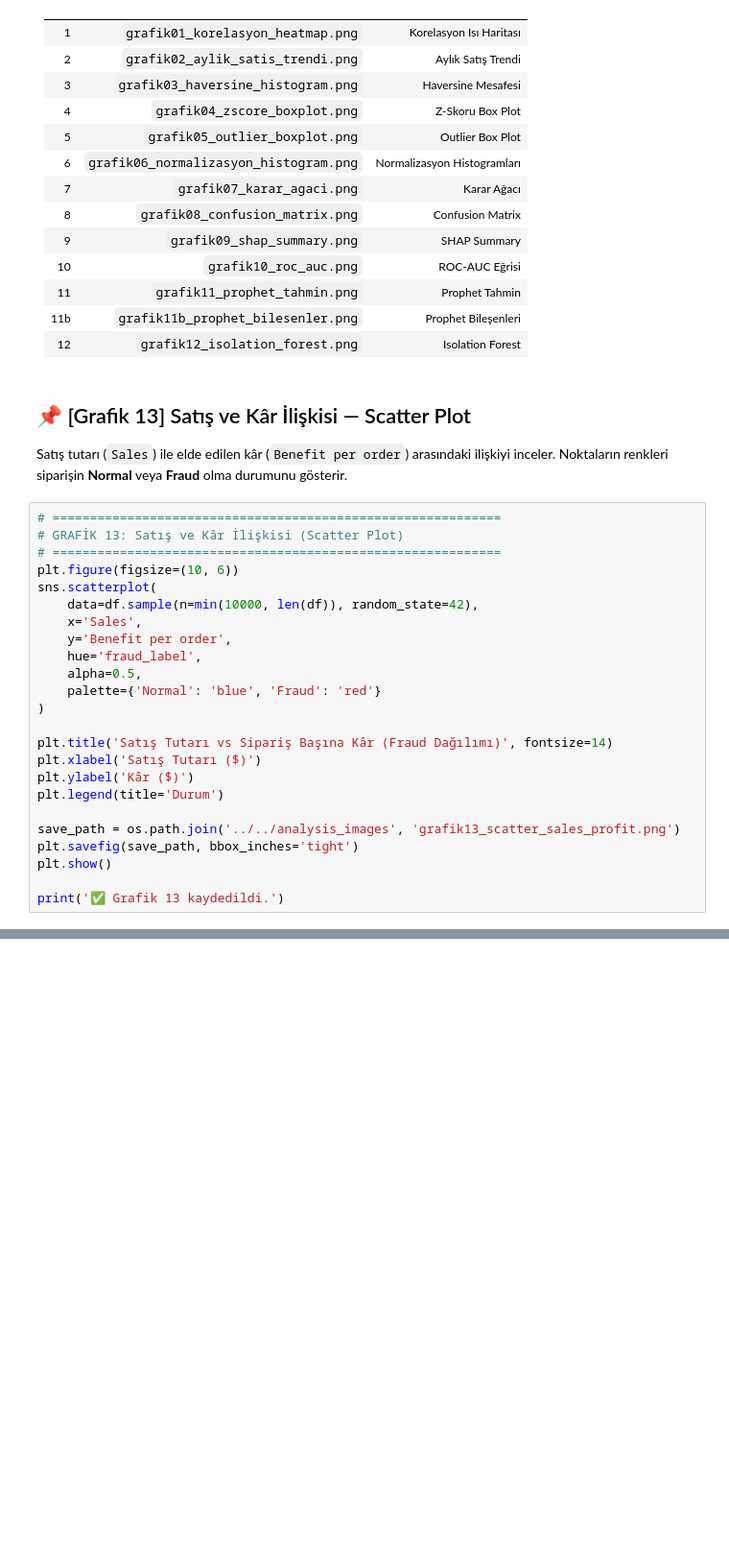
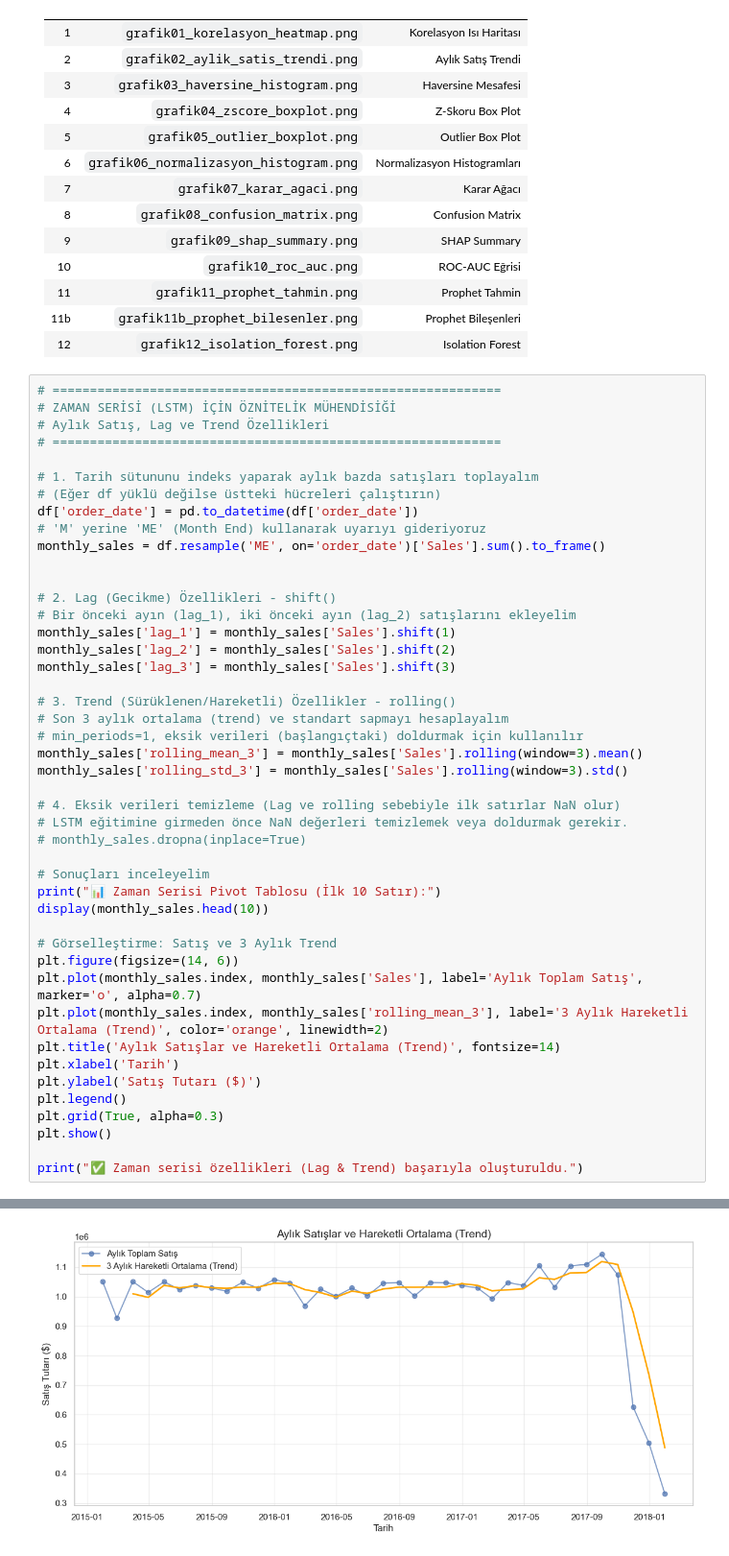
Before and after one commit to Erkan3034/cognitive-logix, a Jupyter notebook: notebooks/analysis/model_ve_analiz_grafikleri.ipynb, the cells around one changed output, grey strips where cells are left out. Shown at 96% size. Cells and saved outputs as stored; diff of their text form; blank space fills up the shorter version.

```diff
--- a/notebooks/analysis/model_ve_analiz_grafikleri.ipynb
+++ b/notebooks/analysis/model_ve_analiz_grafikleri.ipynb
@@ -661,31 +767,49 @@ Kaydedilen dosyalar (`analysis_images/` klasörü):
 | 11 | `grafik11_prophet_tahmin.png` | Prophet Tahmin |
 | 11b | `grafik11b_prophet_bilesenler.png` | Prophet Bileşenleri |
 | 12 | `grafik12_isolation_forest.png` | Isolation Forest |
-# %% [markdown]
-## 📌 [Grafik 13] Satış ve Kâr İlişkisi — Scatter Plot
-
-Satış tutarı (`Sales`) ile elde edilen kâr (`Benefit per order`) arasındaki ilişkiyi inceler. Noktaların renkleri siparişin **Normal** veya **Fraud** olma durumunu gösterir.
-# %%
-# ============================================================
-# GRAFİK 13: Satış ve Kâr İlişkisi (Scatter Plot)
-# ============================================================
-plt.figure(figsize=(10, 6))
-sns.scatterplot(
-    data=df.sample(n=min(10000, len(df)), random_state=42),
-    x='Sales',
-    y='Benefit per order',
-    hue='fraud_label',
-    alpha=0.5,
-    palette={'Normal': 'blue', 'Fraud': 'red'}
-)
-
-plt.title('Satış Tutarı vs Sipariş Başına Kâr (Fraud Dağılımı)', fontsize=14)
-plt.xlabel('Satış Tutarı ($)')
-plt.ylabel('Kâr ($)')
-plt.legend(title='Durum')
-
-save_path = os.path.join('../../analysis_images', 'grafik13_scatter_sales_profit.png')
-plt.savefig(save_path, bbox_inches='tight')
-plt.show()
-
-print('✅ Grafik 13 kaydedildi.')
+# %%
+# ============================================================
+# ZAMAN SERİSİ (LSTM) İÇİN ÖZNİTELİK MÜHENDİSİĞİ
+# Aylık Satış, Lag ve Trend Özellikleri
+# ============================================================
+
+# 1. Tarih sütununu indeks yaparak aylık bazda satışları toplayalım
+# (Eğer df yüklü değilse üstteki hücreleri çalıştırın)
+df['order_date'] = pd.to_datetime(df['order_date'])
+# 'M' yerine 'ME' (Month End) kullanarak uyarıyı gideriyoruz
+monthly_sales = df.resample('ME', on='order_date')['Sales'].sum().to_frame()
+
+
+# 2. Lag (Gecikme) Özellikleri - shift()
+# Bir önceki ayın (lag_1), iki önceki ayın (lag_2) satışlarını ekleyelim
+monthly_sales['lag_1'] = monthly_sales['Sales'].shift(1)
+monthly_sales['lag_2'] = monthly_sales['Sales'].shift(2)
+monthly_sales['lag_3'] = monthly_sales['Sales'].shift(3)
+
+# 3. Trend (Sürüklenen/Hareketli) Özellikler - rolling()
+# Son 3 aylık ortalama (trend) ve standart sapmayı hesaplayalım
+# min_periods=1, eksik verileri (başlangıçtaki) doldurmak için kullanılır
+monthly_sales['rolling_mean_3'] = monthly_sales['Sales'].rolling(window=3).mean()
+monthly_sales['rolling_std_3'] = monthly_sales['Sales'].rolling(window=3).std()
+
+# 4. Eksik verileri temizleme (Lag ve rolling sebebiyle ilk satırlar NaN olur)
+# LSTM eğitimine girmeden önce NaN değerleri temizlemek veya doldurmak gerekir.
+# monthly_sales.dropna(inplace=True)
+
+# Sonuçları inceleyelim
+print("📊 Zaman Serisi Pivot Tablosu (İlk 10 Satır):")
+display(monthly_sales.head(10))
+
+# Görselleştirme: Satış ve 3 Aylık Trend
+plt.figure(figsize=(14, 6))
+plt.plot(monthly_sales.index, monthly_sales['Sales'], label='Aylık Toplam Satış', marker='o', alpha=0.7)
+plt.plot(monthly_sales.index, monthly_sales['rolling_mean_3'], label='3 Aylık Hareketli Ortalama (Trend)', color='orange', linewidth=2)
+plt.title('Aylık Satışlar ve Hareketli Ortalama (Trend)', fontsize=14)
+plt.xlabel('Tarih')
+plt.ylabel('Satış Tutarı ($)')
+plt.legend()
+plt.grid(True, alpha=0.3)
+plt.show()
+
+print("✅ Zaman serisi özellikleri (Lag & Trend) başarıyla oluşturuldu.")
+# %% [output]
@@ -691,0 +829 @@ print('✅ Grafik 13 kaydedildi.')
+[figure, added]
```
Also changed, not shown: parts of 4 cells of this notebook, 15 other files.
